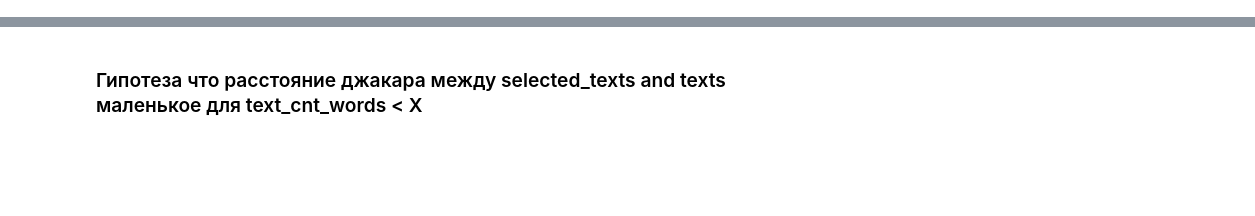
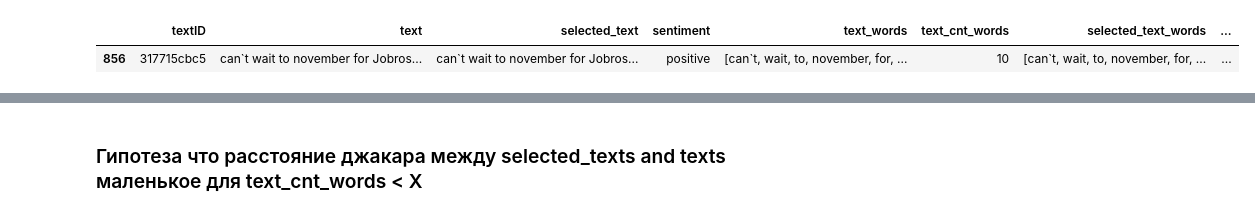
Before and after one commit to skrydg/ml, a Jupyter notebook: kaggle_problems/tweet_sentiment_extraction/baseline.ipynb, the cells around one changed output, grey strips where cells are left out. Saved outputs shown, nothing was run; the diff lists cells and outputs as text; code cells hidden in the pictures; blank space fills up the shorter version.

```diff
--- a/kaggle_problems/tweet_sentiment_extraction/baseline.ipynb
+++ b/kaggle_problems/tweet_sentiment_extraction/baseline.ipynb
@@ -53,3 +55,8 @@ def preprocessing(data):
 # %%
 train = preprocessing(train)
 test = preprocessing(test)
+# %%
+train.sample(1)
+# %% [output]
+|  | textID | text | selected_text | sentiment | text_words | text_cnt_words | selected_text_words | ... |
+| 856 | 317715cbc5 | can`t wait to november for Jobros... | can`t wait to november for Jobros... | positive | [can`t, wait, to, november, for, ... | 10 | [can`t, wait, to, november, for, ... | ... |
```
Also changed, not shown: parts of 16 cells of this notebook, 2 other files.
